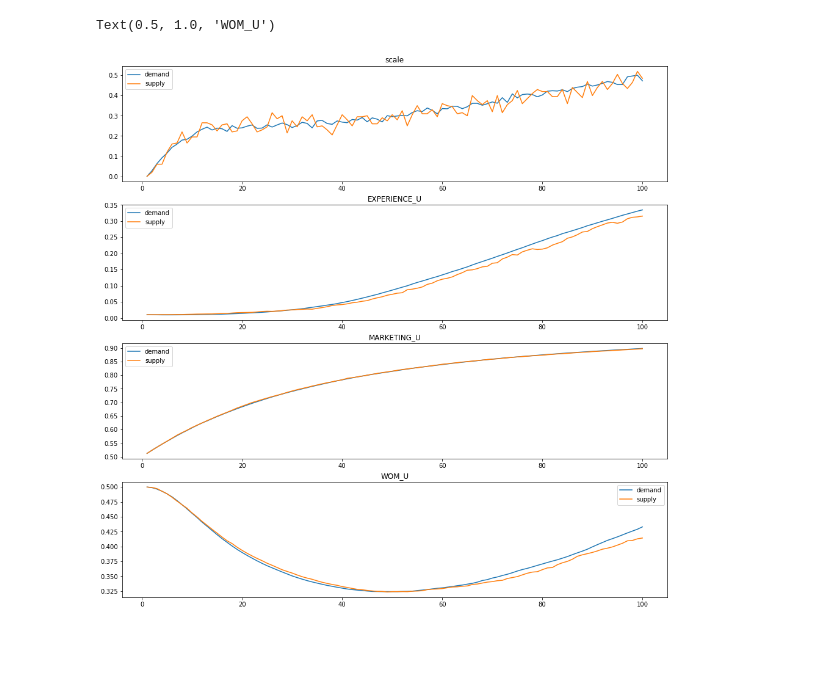
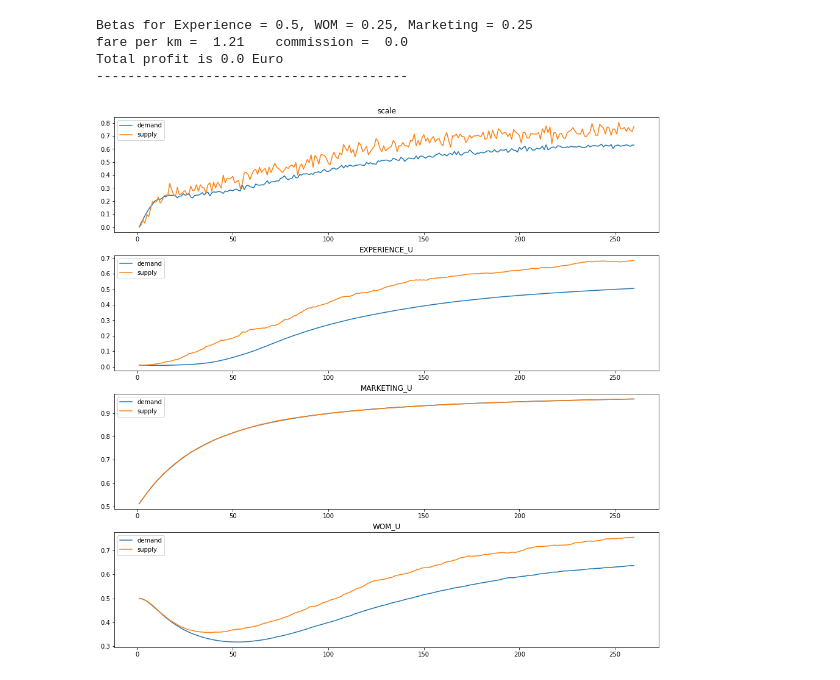
Before and after one commit to Farnoud-G/MaaSSim, a Jupyter notebook: docs/tutorials/S.ipynb, the cells around one changed output. Saved outputs shown, nothing was run; the diff lists cells and outputs as text; code cells hidden in the pictures; blank space fills up the shorter version.

```diff
--- a/docs/tutorials/S.ipynb
+++ b/docs/tutorials/S.ipynb
@@ -36,40 +36,30 @@ params.paths.skim = "../../data/graphs/Amsterdam.csv"
 params.vehicle_fixed_positions = True
 params.times.patience = 600 #second
 params.dist_threshold = 20000 #meter
-params.dist_threshold_min = 1000 #meter
+params.dist_threshold_min = 2000 #meter
 
 params.d2d.probabilistic = True
 params.d2d.heterogeneous = False
-# params.d2d.ini_exp_income = 52.8 #euro
-# params.d2d.ini_exp_wt = 10 #minutes
 params.d2d.ini_att = 0.5
-# params.d2d.res_wage_sp = 1
-# params.d2d.exp_income_sp = 1
-# params.d2d.exp_utility_eps = 0
-# params.d2d.veh_omega = 0.10 # degree of learning: 0<omega<1
-# params.d2d.pax_omega = 0.10 # degree of learning: 0<omega<1
-# params.d2d.kappa = 1
 params.d2d.B_income = 1
 params.d2d.fuel_cost = 0.25 #euro/km
 
-# params.d2d.B_fare = 1/14.67
 params.d2d.B_inveh_time = 1
 params.d2d.B_exp_time = 2 #1.5 in oded's paper
 params.PT_fare = 1 ## euro
-# params.PT_speed  = 4 # m/s
 params.PT_avg_speed = 6
 
 params.nPM = 1 # number of platforms. platform id starts from 1
 params.platforms.base_fare = 1.4 #euro
-params.platforms.fare = 1.21 #euro/km
-params.platforms.min_fare = 2 # euro
-params.platforms.comm_rate = 0
+params.platforms.fare = float(1.21) #euro/km
+params.platforms.min_fare = float(2) # euro
+params.platforms.comm_rate = float(0)
 
 params.d2d.learning_d = 1
 params.d2d.B_Experience = 0.5
+params.d2d.B_WOM = 0.25
 params.d2d.B_Marketing = 0.25
-params.d2d.B_WOM = 0.25
-params.d2d.diffusion_speed = 10/100 # this percentage should be a function of platfrom profit
+params.d2d.diffusion_speed = 10/100 # speed for M is twice greater than WOM.
 params.d2d.m = 5
 params.d2d.Eini_att = 0.01
 params.d2d.adj_s = 1
@@ -79,12 +69,12 @@ params.paths.requests = 'Amsterdam_requests.csv'
 
 params.nP = 2000
 params.nV = 200
-params.nD = 2
+params.nD = 260
 params.simTime = 4
 params.d2d.res_wage = params.simTime*10.63 #euro
 # %%
 # sim = MaaSSim.simulators.simulate(params=params, logger_level=logging.WARNING)
-sim1 = MaaSSim.simulators.simulate(params=params, f_driver_out=S_driver_opt_out,f_trav_out=S_traveller_opt_out,
+sim = MaaSSim.simulators.simulate(params=params, f_driver_out=S_driver_opt_out,f_trav_out=S_traveller_opt_out,
                                   kpi_veh=d2d_kpi_veh,kpi_pax=d2d_kpi_pax, logger_level=logging.WARNING)
 
 # sim = MaaSSim.simulators.simulate(params=params,kpi_pax=d2d_kpi_pax, logger_level=logging.WARNING)
@@ -118,10 +99,9 @@ df
 # %%
 # with S-shaped curve nD=200 nP=2000 nV=200, with increased passenger sensitivity to changes in system
-# with EXPERIENCE_U of rs starting from 0.01
 
 lyp = []
 lyd = []
-sim = sim1
+sim = sim
 for d in range(0,sim.params.nD):
     lyp.append(sim.res[d].pax_exp.OUT.value_counts().get(False, 0)/params.nP)
     lyd.append(sim.res[d].veh_exp.OUT.value_counts().get(False, 0)/params.nV)
@@ -131,6 +111,7 @@ fig, ax = plt.subplots(nrows=4,figsize=(16,16))
 sns.lineplot(x=lx, y=lyp, label = 'demand', ax=ax[0])#, marker='o')
 sns.lineplot(x=lx, y=lyd, label = 'supply', ax=ax[0])#, marker='o')
 ax[0].set_title('scale')
+
 
 lyp = []
 lyd = []
@@ -138,32 +119,41 @@ sim = sim
 for d in range(0,sim.params.nD):
     lyp.append(sim.res[d].pax_exp.EXPERIENCE_U.mean())
     lyd.append(sim.res[d].veh_exp.EXPERIENCE_U.mean())
 lx = [i for i in range(1,len(lyp)+1)]
 sns.lineplot(x=lx, y=lyp, label = 'demand', ax=ax[1])#, marker='o')
 sns.lineplot(x=lx, y=lyd, label = 'supply', ax=ax[1])#, marker='o')
 ax[1].set_title('EXPERIENCE_U')
+
 
 lyp = []
 lyd = []
 sim = sim
 for d in range(0,sim.params.nD):
     lyp.append(sim.res[d].pax_exp.MARKETING_U.mean())
     lyd.append(sim.res[d].veh_exp.MARKETING_U.mean())
 lx = [i for i in range(1,len(lyp)+1)]
 sns.lineplot(x=lx, y=lyp, label = 'demand', ax=ax[2])#, marker='o')
 sns.lineplot(x=lx, y=lyd, label = 'supply', ax=ax[2])#, marker='o')
 ax[2].set_title('MARKETING_U')
 
 lyp = []
 lyd = []
 sim = sim
 for d in range(0,sim.params.nD):
     lyp.append(sim.res[d].pax_exp.WOM_U.mean())
     lyd.append(sim.res[d].veh_exp.WOM_U.mean())
 lx = [i for i in range(1,len(lyp)+1)]
 sns.lineplot(x=lx, y=lyp, label = 'demand', ax=ax[3])#, marker='o')
 sns.lineplot(x=lx, y=lyd, label = 'supply', ax=ax[3])#, marker='o')
 ax[3].set_title('WOM_U')
+
+print('Betas for Experience = {}, WOM = {}, Marketing = {}'.format(sim.params.d2d.B_Experience, sim.params.d2d.B_WOM, sim.params.d2d.B_Marketing))
+print('fare per km = ',sim.params.platforms.fare,'   commission = ',sim.params.platforms.comm_rate,)
+print('Total profit is {} Euro'.format(profit(sim)))
+print('----------------------------------------')
 # %% [output]
-Text(0.5, 1.0, 'WOM_U')
+Betas for Experience = 0.5, WOM = 0.25, Marketing = 0.25
+fare per km =  1.21    commission =  0.0
+Total profit is 0.0 Euro
+----------------------------------------
-[figure, old version]
+[figure, new version]
```
Also changed, not shown: parts of 12 cells of this notebook, 3 other files.
